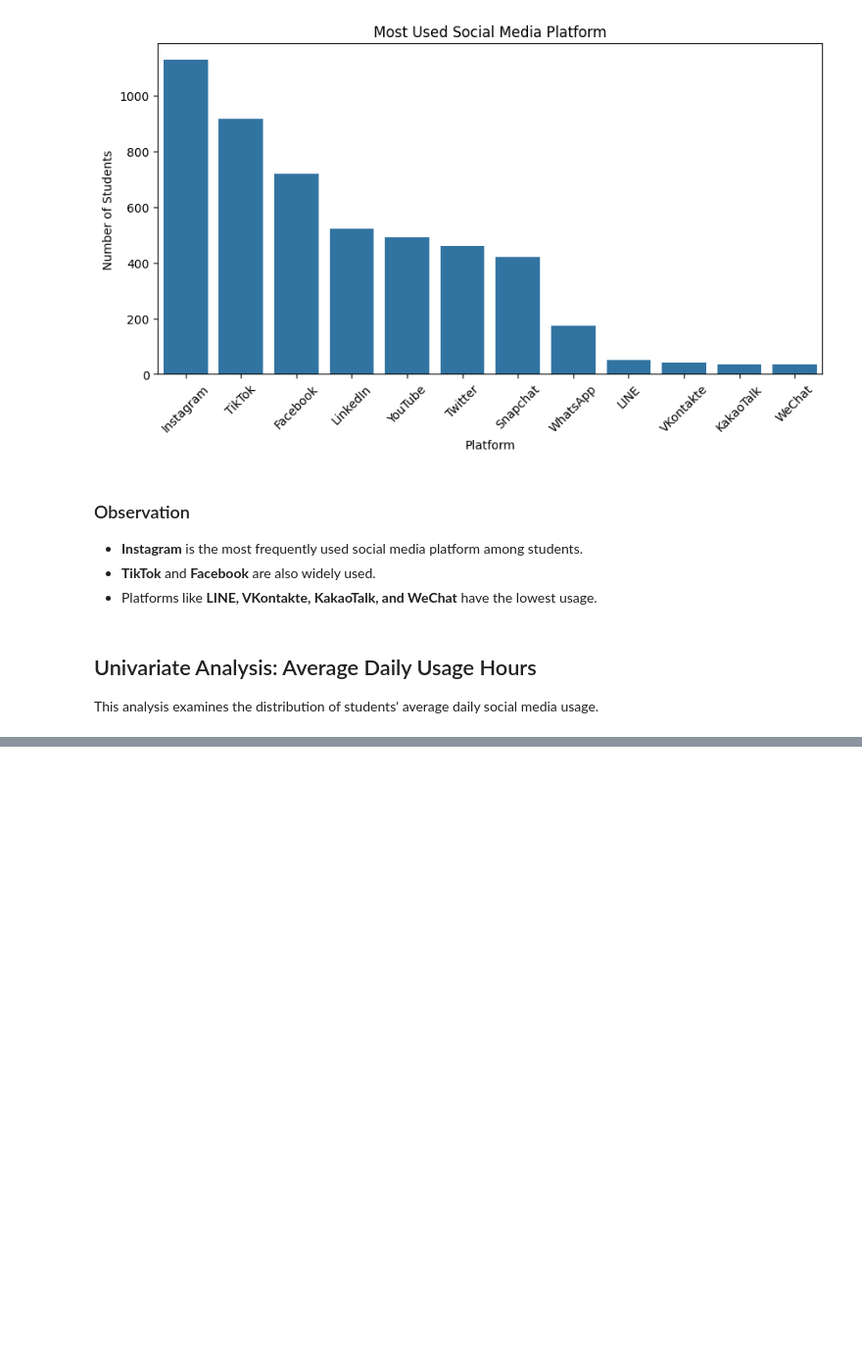
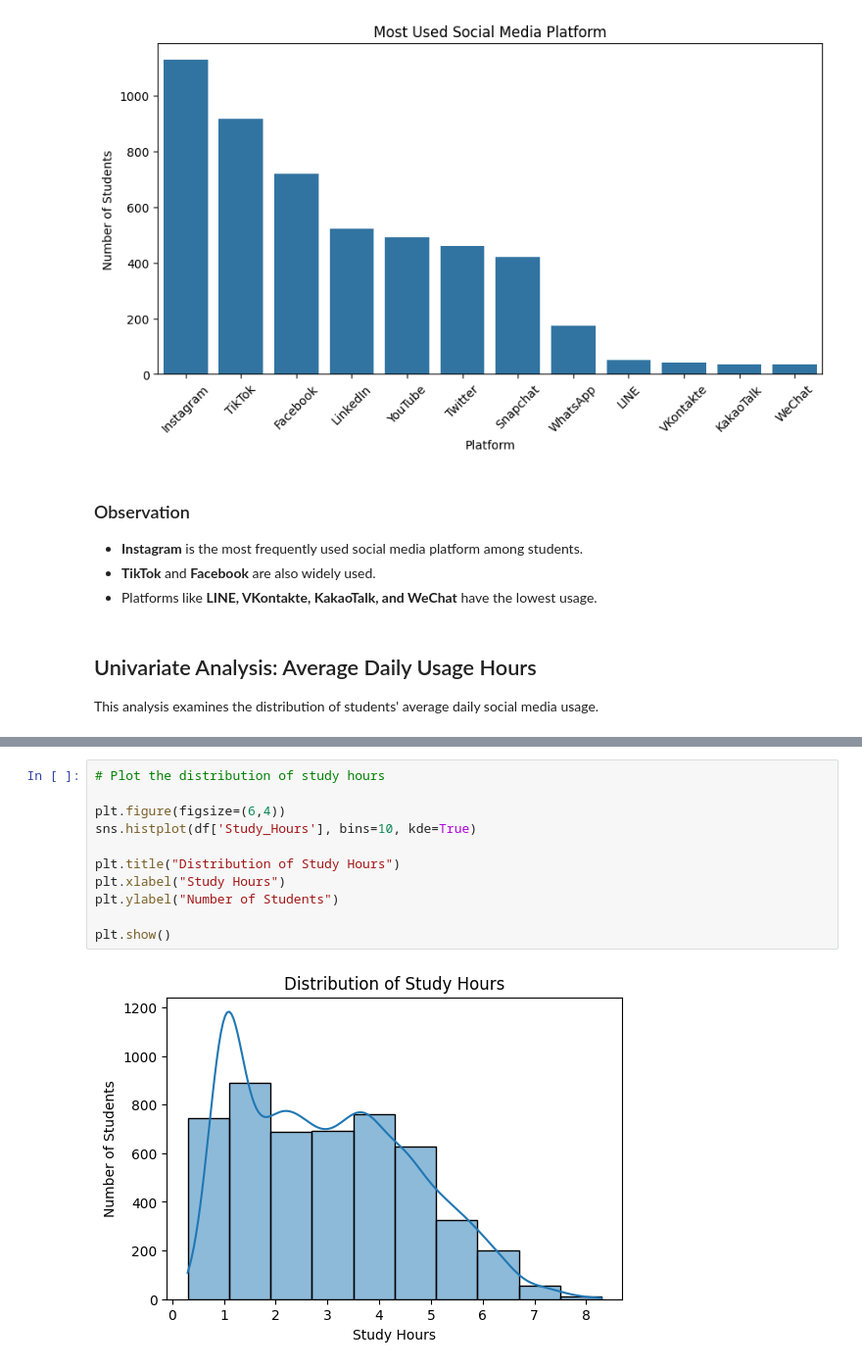
Before and after one commit to rutuu0228/Students_Mental_Health_Score_Prediction_sys, a Jupyter notebook: Notebooks/03_EDA.ipynb, the cells around one changed output, grey strips where cells are left out. Shown at 98% size. Drawn from its saved outputs; the diff is of its cells as text; blank space fills up the shorter version.

```diff
--- a/Notebooks/03_EDA.ipynb
+++ b/Notebooks/03_EDA.ipynb
@@ -316,0 +255,13 @@ dtype: int64
+# %%
+# Plot the distribution of study hours
+
+plt.figure(figsize=(6,4))
+sns.histplot(df['Study_Hours'], bins=10, kde=True)
+
+plt.title("Distribution of Study Hours")
+plt.xlabel("Study Hours")
+plt.ylabel("Number of Students")
+
+plt.show()
+# %% [output]
+[figure, added]
```
Also changed, not shown: parts of 62 cells of this notebook.
